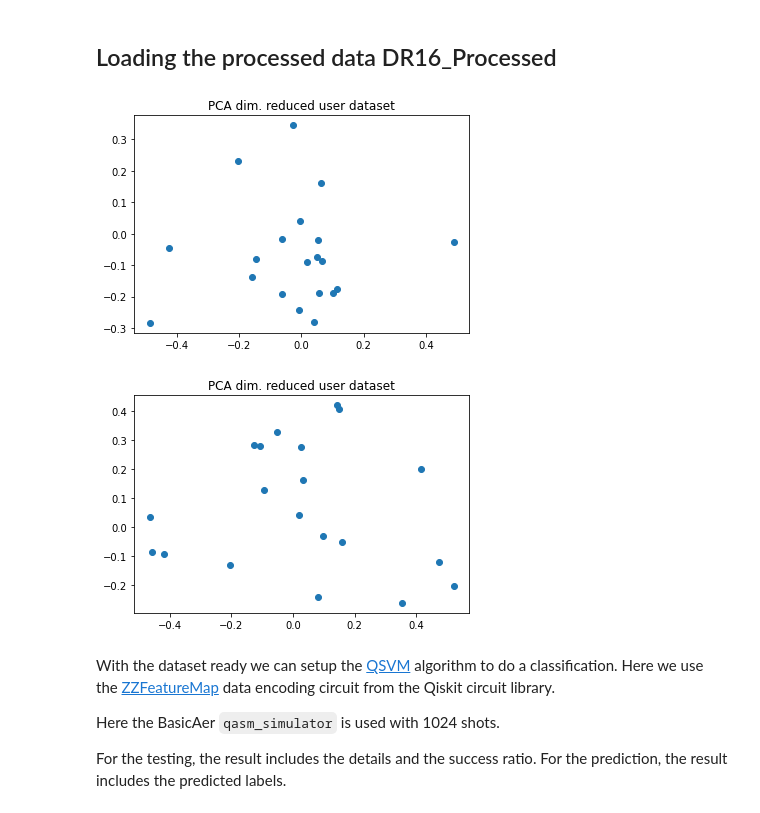
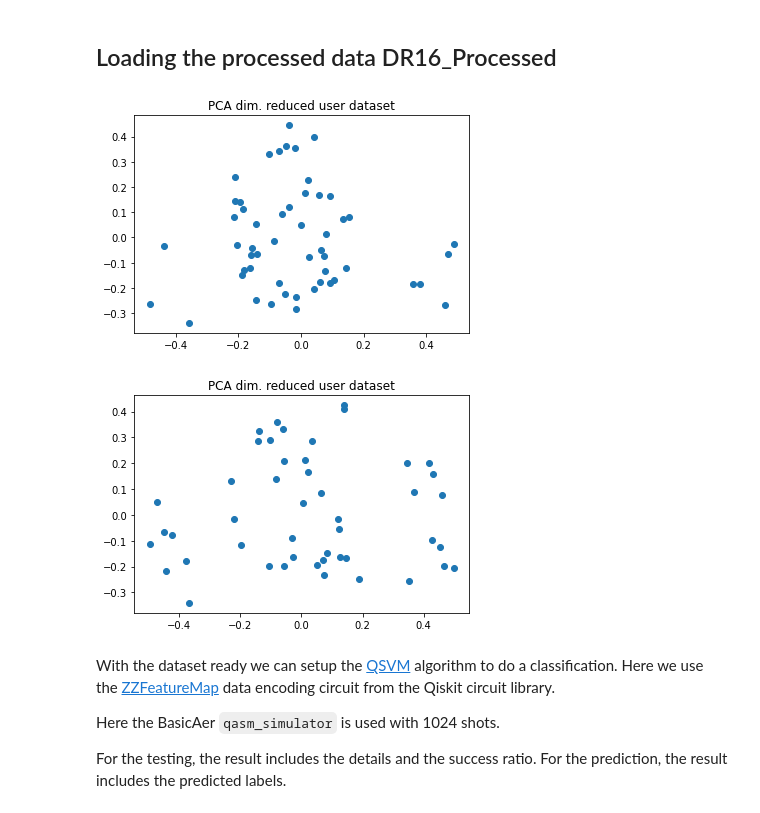
Before and after one commit to RossyNguyen/Quantstellar, a Jupyter notebook: QUANTSTELLAR-QISKIT-HACKATHON-21/notebooks/QSVM_Rossy.ipynb, the cells around one changed output. Drawn from its saved outputs; the diff is of its cells as text; code cells hidden in the pictures.

Commit message:
Increase training data to 1000

```diff
--- a/QUANTSTELLAR-QISKIT-HACKATHON-21/notebooks/QSVM_Rossy.ipynb
+++ b/QUANTSTELLAR-QISKIT-HACKATHON-21/notebooks/QSVM_Rossy.ipynb
@@ -41,7 +47,7 @@ class_labels_Star = list(set(y_star))
 y_star_num =  y_star.apply(lambda x: 1 if x == "STAR" else 0)
 # %%
 #Create training_dataset and test_dataset with STAR and NOT_STAR
-X_train, X_test, y_train, y_test = model_selection.train_test_split(X, y_star_num, train_size=0.0004, test_size=0.9996, random_state=101)
+X_train, X_test, y_train, y_test = model_selection.train_test_split(X, y_star_num, train_size=0.001, test_size=0.999, random_state=101)
 
 # Create 1st test data
 X_test_40 = X_test.iloc[:40].copy()
@@ -54,38 +60,38 @@ y_test_extra = y_test.iloc[41:61].copy()
 # Now reduce number of features to number of qubits
 pca = PCA(n_components=2).fit(X_train)
 X_train = pca.transform(X_train)
 X_test_40 = pca.transform(X_test_40)
 X_test_extra = pca.transform(X_test_extra)
 
 # Create datapoint[X_test,y]
 datapoints = [np.array(X_test_extra),np.array(y_test_extra)]
 # If class labels are numeric
-training_size = 40
-test_size = 40
-test_size_extra = 20
+training_size = len(X_train)
+test_size = len(X_test_40)
+test_size_extra = len(X_test_extra)
 
 #this is where I transform our dataframe to Dict[key:np.array]
 if class_labels_Star[0].isdigit():
         # Pick training size number of samples from each distro
     training_input = {key: (X_train[y_train == int(key), :])[:training_size] for k, key in enumerate(class_labels_Star)}
     #test_input_extra = {key: (X_test_extra[y_test_extra == int(key), :])[:test_size_extra] for k, key in enumerate(class_labels_Star)}
     test_input = {key: (X_test_40[y_test == int(key), :])[: test_size] for k, key in enumerate(class_labels_Star)}
 else:
     # if they aren't
     training_input = {key: (X_train[y_train == k, :])[:training_size] for k, key in enumerate(class_labels_Star)}
     #test_input_extra = {key: (X_test_extra[y_test_extra == k, :])[:test_size_extra] for k, key in enumerate(class_labels_Star)}
     test_input = {key: (X_test_40[y_test_40 == k, :])[:test_size] for k, key in enumerate(class_labels_Star)}
 
 # Plot the 2 dimension result of PCA to check for correlation
 for k in range(0, 2):
     plt.scatter(X_train[y_train == k, 0][:training_size],
     X_train[y_train == k, 1][:training_size])
 
     plt.title("PCA dim. reduced user dataset")
     plt.show()
 # %% [output]
-[figure, old version]
+[figure, new version]
-[figure, old version]
+[figure, new version]
 # %% [markdown]
 With the dataset ready we can setup the [QSVM](https://qiskit.org/documentation/stubs/qiskit.aqua.algorithms.QSVM.html) algorithm to do a classification. Here we use the [ZZFeatureMap](https://qiskit.org/documentation/stubs/qiskit.circuit.library.ZZFeatureMap.html) data encoding circuit from the Qiskit circuit library.
 
```
Also changed, not shown: parts of 2 cells of this notebook.
